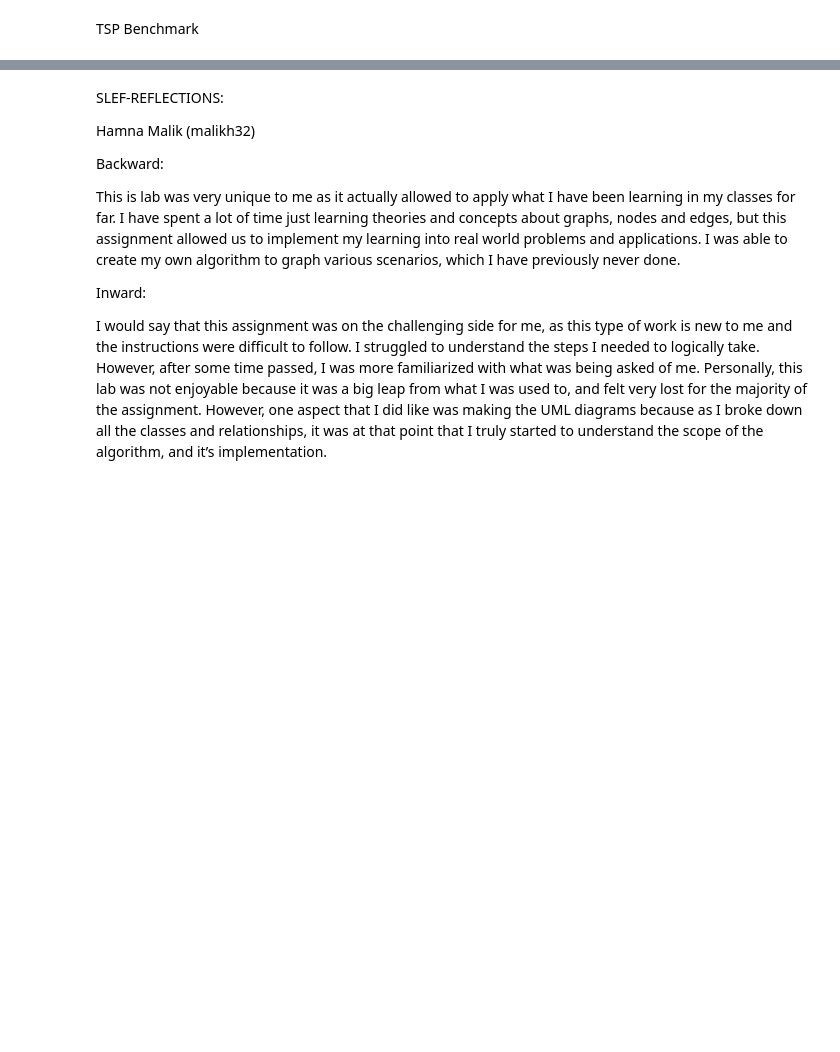
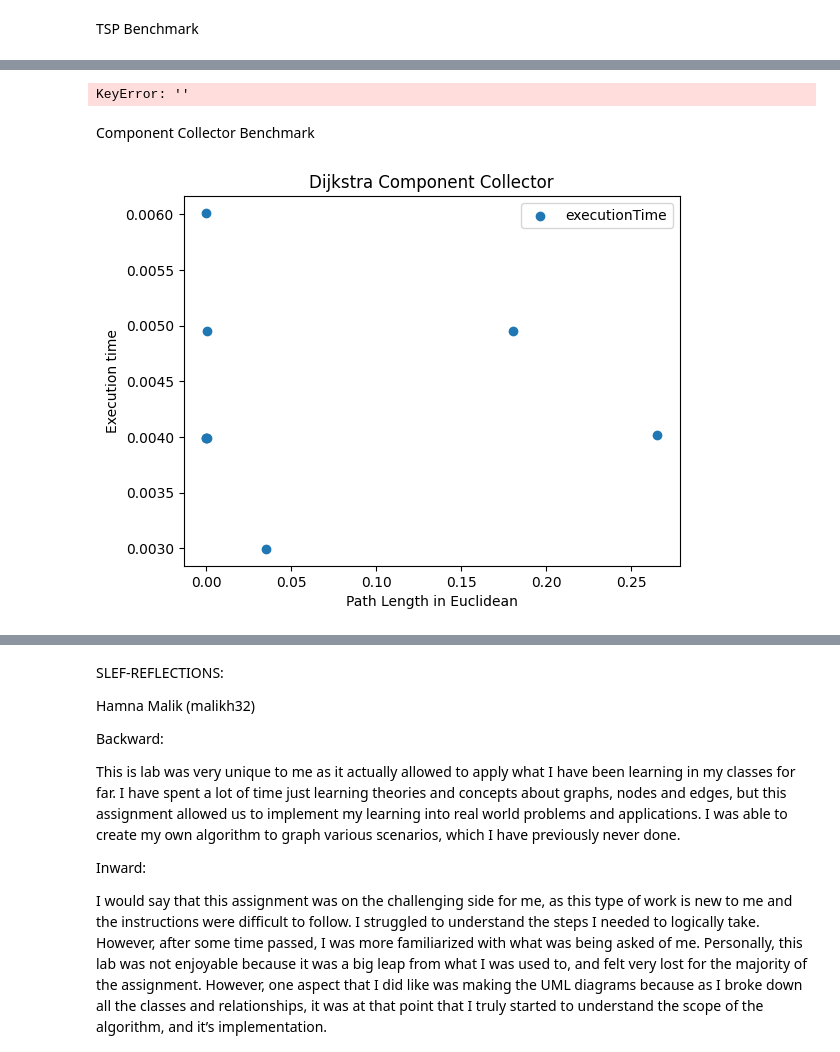
Before and after one commit to N4T10N01/Graph_Project, a Jupyter notebook: graph_lab.ipynb, the cells around one changed output, grey strips where cells are left out. Cells and saved outputs as stored; diff of their text form; code cells hidden in the pictures; blank space fills up the shorter version.

```diff
--- a/graph_lab.ipynb
+++ b/graph_lab.ipynb
@@ -278,0 +417,42 @@ KeyError: '87'
+# %%
+#Component Collector Test
+obj=DijkstraComponentConnector(g, 'zone')
+obj.generatePath('114','130',[['time']])
+print(obj.givePath())
+# %% [output]
+KeyError: ''
+# %% [markdown]
+Component Collector Benchmark
+# %%
+obj4=DijkstraComponentConnector(g, 'zone')
+
+x1=[]
+y1=[]
+y2=[]
+
+kpi4=KPI(obj4)
+
+cases=[['285','248',[['time'], ['line']]],['285','273',[['time'], ['line']]],['285','198',[['time'], ['line']]], ['285','245',[['time'], ['line']]], ['285','279',[['time'], ['line']]], ['169','77',[['time'], ['line']]], ['169','50',[['time'], ['line']]], ['169','88',[['time'], ['line']]] ]
+
+#establish x's and y's
+for case in cases:
+    kpis=kpi4.calcIndicators(obj4.generatePath, case)
+    xi = float(g.getNode(case[0]).getInfo('latitude'))
+    yi = float(g.getNode(case[0]).getInfo('longitude'))
+
+    xf = float(g.getNode(case[1]).getInfo('latitude'))
+    yf = float(g.getNode(case[1]).getInfo('longitude'))
+    x1.append(((xi-xf)**2 + (yi-yf)**2))
+    y1.append(kpis['executionTime'])
+    y2.append(kpis['nodesChecked']*math.log2(kpis['edgesChecked'])+kpis['nodesChecked']+kpis['edgesChecked'])
+
+
+plt.scatter(x1, y1, label = "executionTime")
+plt.xlabel('Path Length in Euclidean')
+plt.ylabel('Execution time')
+plt.title('Dijkstra Component Collector')
+plt.legend()
+
+plt.show()
+# %% [output]
+[figure, added]
```
Also changed, not shown: parts of 21 cells of this notebook, 8 other files.
